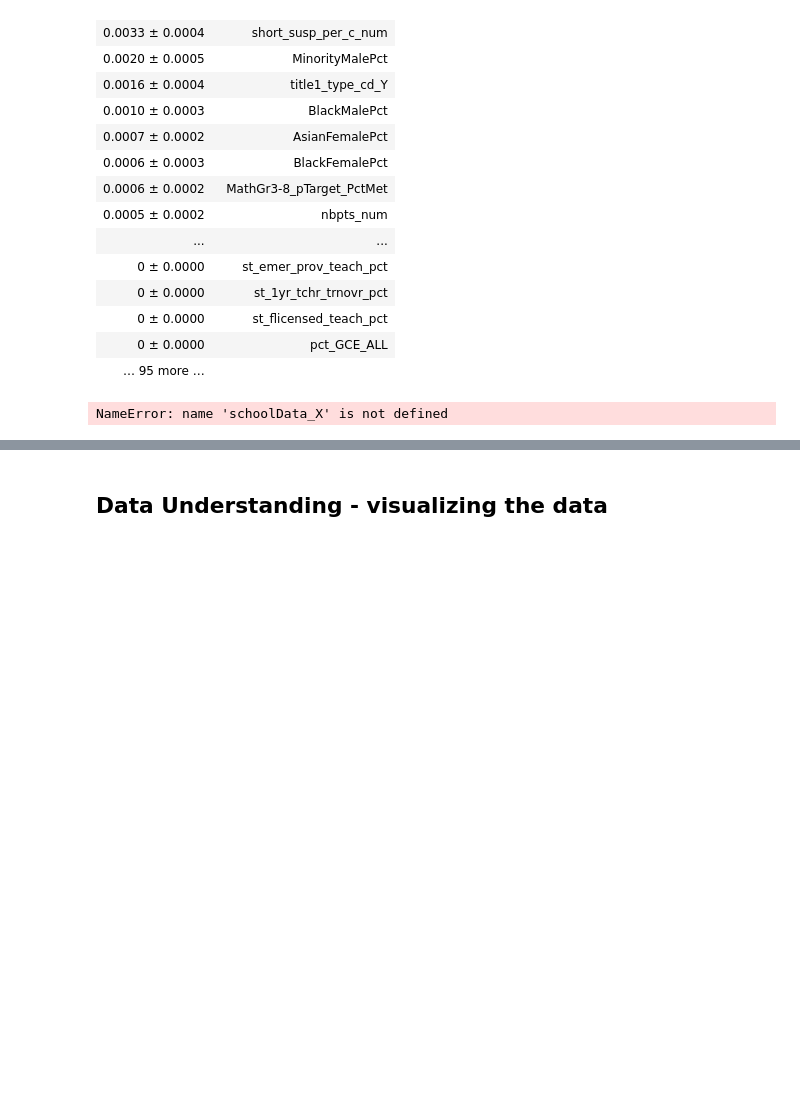
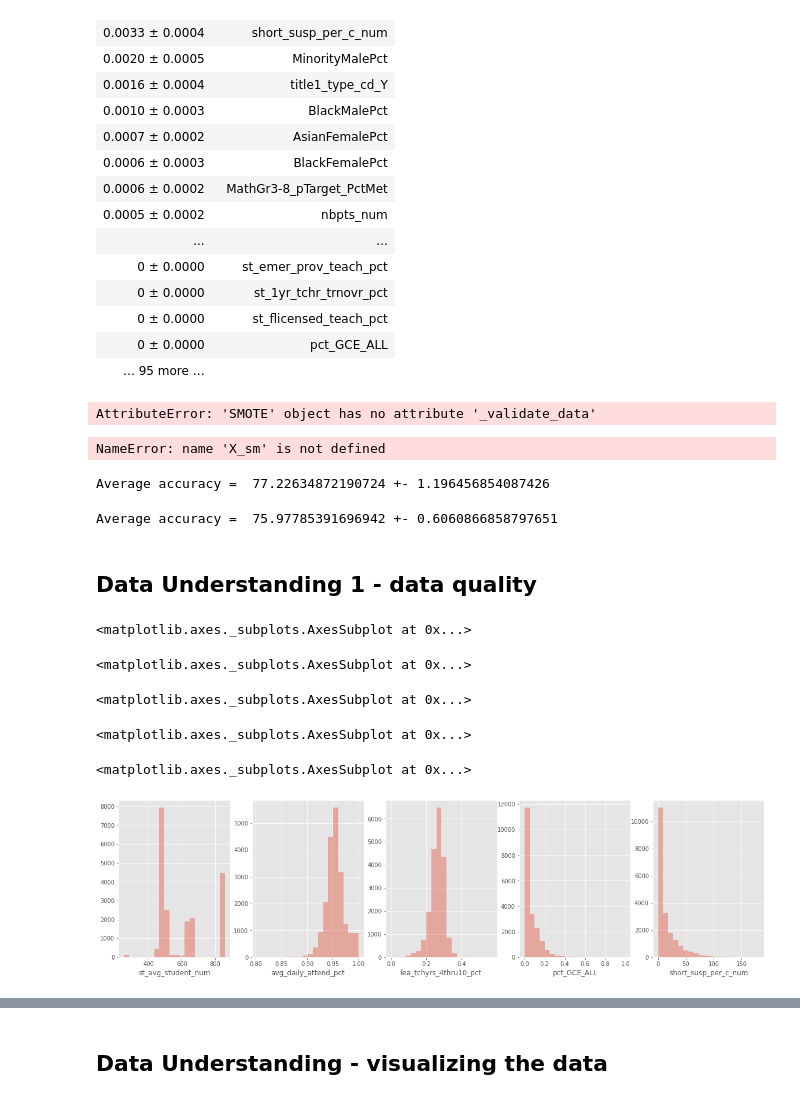
Before and after one commit to fredpoon/ds_7331_jyrf_eda, a Jupyter notebook: grp4_lab3_jyrf.ipynb, the cells around one changed output, grey strips where cells are left out. Saved outputs shown, nothing was run; the diff lists cells and outputs as text; code cells hidden in the pictures; blank space fills up the shorter version.

```diff
--- a/grp4_lab3_jyrf.ipynb
+++ b/grp4_lab3_jyrf.ipynb
@@ -171,8 +281,39 @@ RandomForestClassifier()
 | 0 ± 0.0000 | st_flicensed_teach_pct |
 | 0 ± 0.0000 | pct_GCE_ALL |
 | … 95 more … |  |
+# %%
+from imblearn.over_sampling import SMOTE
+# Oversample using SMOTE
+# Make all classes the same size as the majority class.
+sm = SMOTE(sampling_strategy='not majority')
+X_sm, y_sm = sm.fit_sample(schoolData_pick_new, pd.DataFrame(schoolData_SPG_new))
+
+from sklearn.model_selection import train_test_split
+from sklearn import metrics
+#Training using Oversample Method
+
+X_train, X_test, y_train, y_test = train_test_split(X_sm, y_sm, test_size=0.2, random_state=42)
+
+clfsm=RandomForestClassifier(n_estimators=100)
+clfsm.fit(X_train,y_train)
+y_pred_sm=clfsm.predict(X_test)
+
+print("Accuracy:",metrics.accuracy_score(y_test, y_pred_sm))
+# %% [output]
+AttributeError: 'SMOTE' object has no attribute '_validate_data'
+# %%
+schoolData_X = X_sm
+schoolData_Y = y_sm
+# %% [output]
+NameError: name 'X_sm' is not defined
+# %%
+schoolData_X = pd.read_csv('C:/Users/taniat470s/Desktop/SMU_course/DS7331/PublicSchools_2014to20174ML_SPGClassification_inputs.csv') # read in the csv file
+
+schoolData_Y = pd.read_csv('C:/Users/taniat470s/Desktop/SMU_course/DS7331/PublicSchools_2014to20174ML_SPGClassification_SPGGrade.csv') # read in the csv file
 # %%
 from sklearn.ensemble import RandomForestClassifier
+from sklearn.model_selection import StratifiedKFold, cross_val_score
+
 
 y = schoolData_Y
 X = schoolData_X
@@ -183,17 +324,43 @@ clf = RandomForestClassifier(n_estimators=150,random_state=1)
 acc = cross_val_score(clf,X,y=y,cv=cv)
 
 print ("Average accuracy = ", acc.mean()*100, "+-", acc.std()*100)
+# %% [output]
+Average accuracy =  77.22634872190724 +- 1.196456854087426
+# %%
+#schoolData_X_sub = schoolData_X[['TotalTargets_pTarget_PctMet','MinorityFemalePct','short_susp_per_c_num','MinorityMalePct',
+#                                 'title1_type_cd_Y','BlackMalePct','AsianFemalePct','BlackFemalePct','MathGr3-8_pTarget_PctMet','nbpts_num']]
+schoolData_X_sub = schoolData_X[['short_susp_per_c_num','avg_daily_attend_pct','BlackMalePct','HispanicMalePct','pct_GCE_ALL','lea_flicensed_teach_pct','TotalTargets_pTarget_PctMet','SciGr5&8_pTarget_PctMet' ]]
+X = schoolData_X_sub
+
+clf = RandomForestClassifier(n_estimators=150,random_state=1)
+
+acc = cross_val_score(clf,X,y=y,cv=cv)
+
+print ("Average accuracy = ", acc.mean()*100, "+-", acc.std()*100)
+# %% [output]
+Average accuracy =  75.97785391696942 +- 0.6060866858797651
 # %%
-schoolData_X_sub = schoolData_X[['TotalTargets_pTarget_PctMet','MinorityFemalePct','short_susp_per_c_num','MinorityMalePct',
-                                 'title1_type_cd_Y','BlackMalePct','AsianFemalePct','BlackFemalePct','MathGr3-8_pTarget_PctMet','nbpts_num']]
-
-
-for train_indices, test_indices in cv_object_reg.split(schoolData_X_sub,schoolData_Y):
+for train_indices, test_indices in cv.split(schoolData_X_sub,schoolData_Y):
 
     X_train = schoolData_X_sub.values[train_indices]
     y_train = schoolData_Y.values[train_indices]
 
     X_test = schoolData_X_sub.values[test_indices]
     y_test = schoolData_Y.values[test_indices]
-# %% [output]
-NameError: name 'schoolData_X' is not defined
+# %% [markdown]
+## Data Understanding 1 -  data quality <a name="data-understanding-1"></a>
+# %%
+f, ax = plt.subplots(1,5,figsize=(20, 5))
+sns.distplot(schoolData_X["st_avg_student_num"], bins=20, kde=False, ax=ax[0])
+sns.distplot(schoolData_X["avg_daily_attend_pct"], bins=20, kde=False, ax=ax[1])
+sns.distplot(schoolData_X["lea_tchyrs_4thru10_pct"], bins=20, kde=False, ax=ax[2])
+sns.distplot(schoolData_X["pct_GCE_ALL"], bins=20, kde=False, ax=ax[3])
+sns.distplot(schoolData_X["short_susp_per_c_num"], bins=20, kde=False, ax=ax[4])
+plt.show()
+# %% [output]
+<matplotlib.axes._subplots.AxesSubplot at 0x...>
+<matplotlib.axes._subplots.AxesSubplot at 0x...>
+<matplotlib.axes._subplots.AxesSubplot at 0x...>
+<matplotlib.axes._subplots.AxesSubplot at 0x...>
+<matplotlib.axes._subplots.AxesSubplot at 0x...>
+[figure, added]
```
Also changed, not shown: parts of 22 cells of this notebook.
